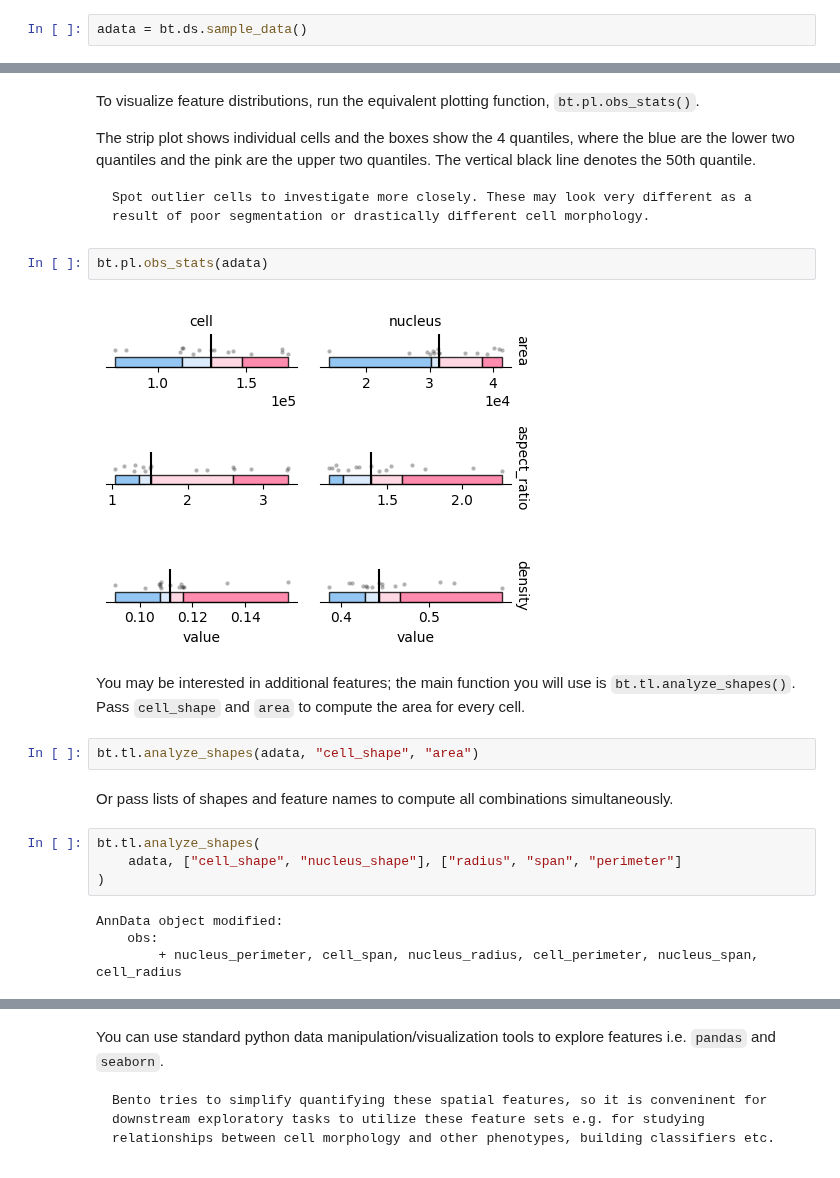
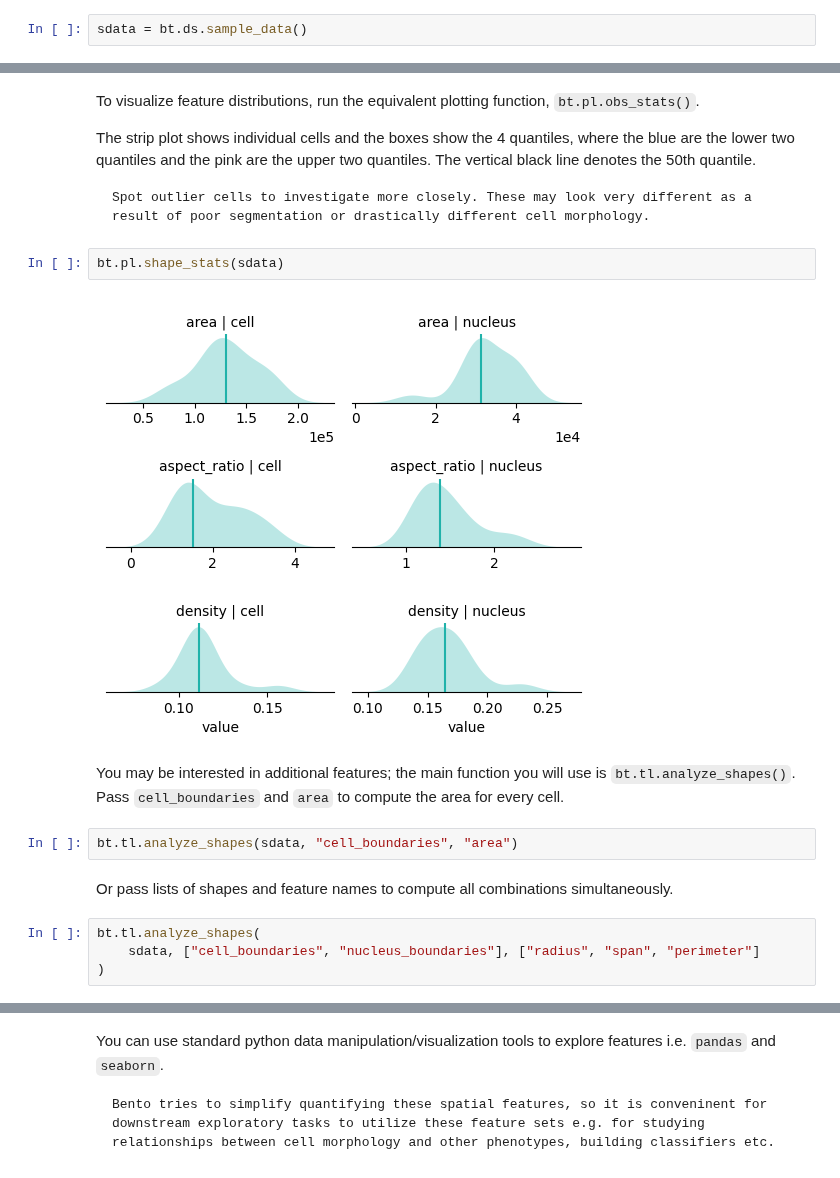
Before and after one commit to ckmah/bento-tools, a Jupyter notebook: docs/source/tutorial_gallery/Spatial_Features.ipynb, the cells around one changed output, grey strips where cells are left out. Cells and saved outputs as stored; diff of their text form.

````diff
--- a/docs/source/tutorial_gallery/Spatial_Features.ipynb
+++ b/docs/source/tutorial_gallery/Spatial_Features.ipynb
@@ -19,4 +13,4 @@ OMP: Info #276: omp_set_nested routine deprecated, please use omp_set_max_active
 # %% [markdown]
 ## Load Data
 # %%
-adata = bt.ds.sample_data()
+sdata = bt.ds.sample_data()
@@ -64,21 +48,17 @@ The strip plot shows individual cells and the boxes show the 4 quantiles, where
 Spot outlier cells to investigate more closely. These may look very different as a result of poor segmentation or drastically different cell morphology.
 ```
 # %%
-bt.pl.obs_stats(adata)
+bt.pl.shape_stats(sdata)
 # %% [output]
-[figure, old version]
+[figure, new version]
 # %% [markdown]
-You may be interested in additional features; the main function you will use is `bt.tl.analyze_shapes()`. Pass `cell_shape` and `area` to compute the area for every cell.
+You may be interested in additional features; the main function you will use is `bt.tl.analyze_shapes()`. Pass `cell_boundaries` and `area` to compute the area for every cell.
 # %%
-bt.tl.analyze_shapes(adata, "cell_shape", "area")
+bt.tl.analyze_shapes(sdata, "cell_boundaries", "area")
 # %% [markdown]
 Or pass lists of shapes and feature names to compute all combinations simultaneously.
 # %%
 bt.tl.analyze_shapes(
-    adata, ["cell_shape", "nucleus_shape"], ["radius", "span", "perimeter"]
+    sdata, ["cell_boundaries", "nucleus_boundaries"], ["radius", "span", "perimeter"]
 )
-# %% [output]
-AnnData object modified:
-    obs:
-        + nucleus_perimeter, cell_span, nucleus_radius, cell_perimeter, nucleus_span, cell_radius
 # %%
````
Also changed, not shown: parts of 25 cells of this notebook, 8 other files.
